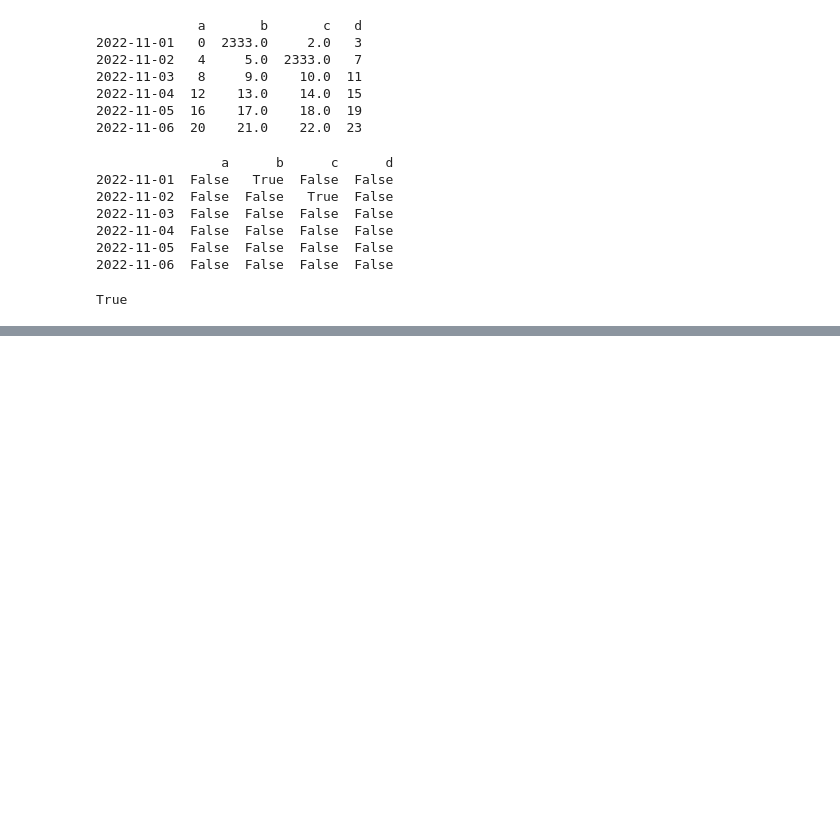
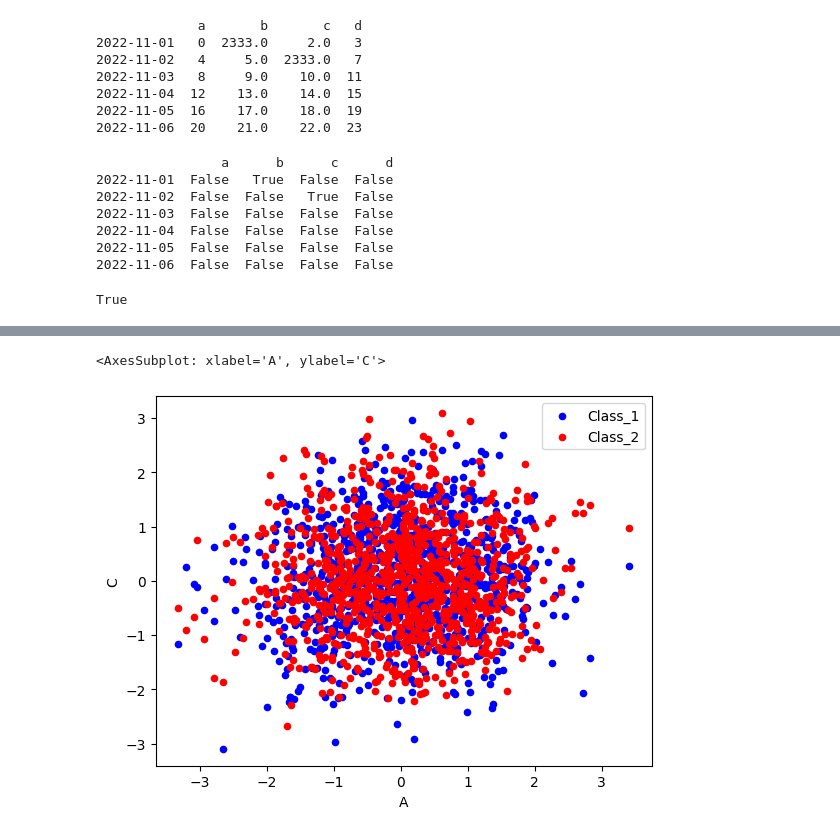
Before and after one commit to IS-JJ/Numpy-Pandas, a Jupyter notebook: pandas_foundation.ipynb, the cells around one changed output, grey strips where cells are left out. Saved outputs shown, nothing was run; the diff lists cells and outputs as text; code cells hidden in the pictures; blank space fills up the shorter version.

```diff
--- a/pandas_foundation.ipynb
+++ b/pandas_foundation.ipynb
@@ -227,0 +294,7 @@ True
+# %%
+# 点云图
+ax = data.plot.scatter(x = 'A',y = 'B',color = 'Blue',label = 'Class_1')
+data.plot.scatter(x = 'A',y = "C",color = "Red",label = 'Class_2',ax = ax)
+# %% [output]
+<AxesSubplot: xlabel='A', ylabel='C'>
+[figure, added]
```
Also changed, not shown: parts of 18 cells of this notebook.
